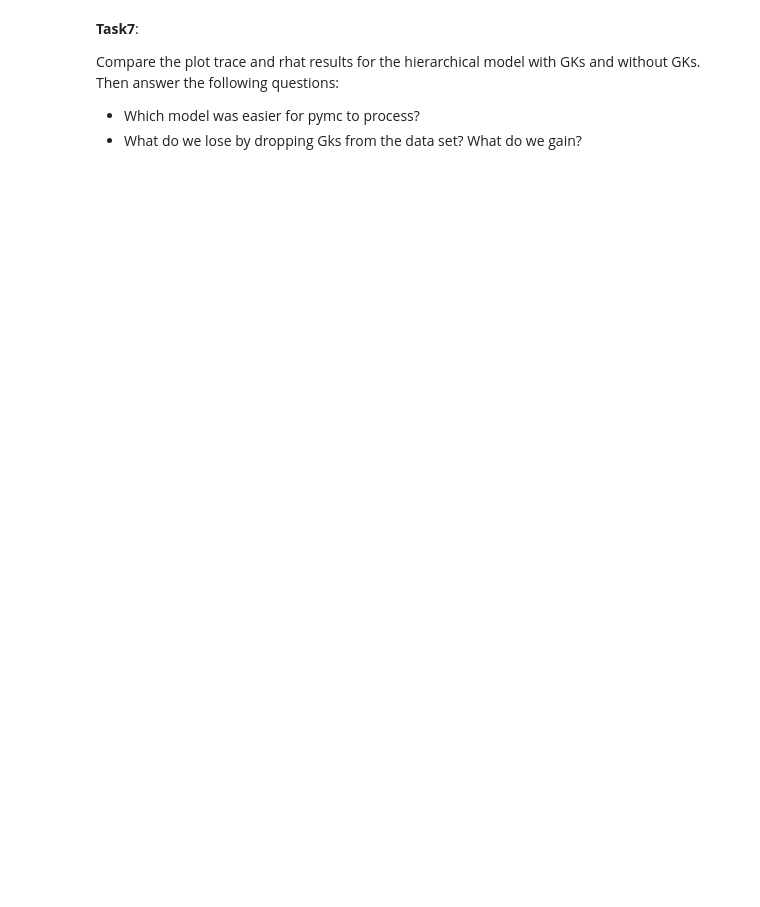
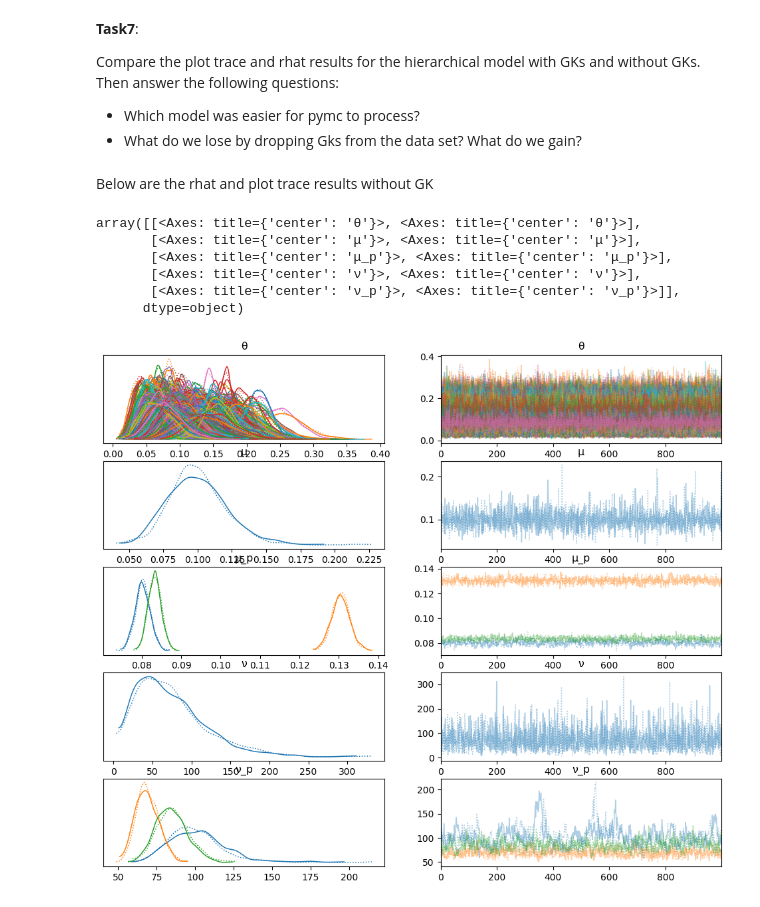
Before and after one commit to sambee5/data-science-coursework, a Jupyter notebook: Unit4/SamarthBUnit4ExerciesSF.ipynb, the cells around one changed output. Saved outputs shown, nothing was run; the diff lists cells and outputs as text; code cells hidden in the pictures; blank space fills up the shorter version.

```diff
--- a/Unit4/SamarthBUnit4ExerciesSF.ipynb
+++ b/Unit4/SamarthBUnit4ExerciesSF.ipynb
@@ -187,3 +285,11 @@ How do these posteriors compare to the hierarchical model we did in class?
 **Task6**:
 
 Redo the soccer model as a hierarchical model, but remove all the goalkeepers (GK) from the data. In other words, run a hierarchical model on only the defenders, midfielders, and forwards.
+# %%
+#create a new dataframe with the same soccer data as before
+url_sccr = 'https://raw.githubusercontent.com/thedarredondo/data-science-fundamentals/main/Data/football_players.csv'
+sccr_data2 = pd.read_csv(url_sccr)
+sccr_data2 = sccr_data2.query('position != "GK"')
+
+sccr_data2['position'] = sccr_data2['position'].astype("category")
+sccr_data2
@@ -189,0 +310,7 @@ Redo the soccer model as a hierarchical model, but remove all the goalkeepers (G
+# %%
+#now all the position IDs are without the goalkeeper position
+pos_idx2 = sccr_data2.position.cat.codes.values
+pos_codes2 = sccr_data2.position.cat.categories
+sccr_coords2 = {"pos": pos_codes2}
+
+pos_codes2
@@ -189,0 +319,25 @@ Redo the soccer model as a hierarchical model, but remove all the goalkeepers (G
+# %%
+with pm.Model(coords = sccr_coords2) as sccr_model:
+    # Hyper parameters
+    #
+    μ = pm.Beta('μ', alpha = 2, beta = 20)
+    ν = pm.Gamma('ν', mu = 55, sigma = 45)
+
+
+    # Parameters for positions
+    μ_p = pm.Beta('μ_p', mu = μ, nu = ν, dims = "pos")
+
+    ν_p = pm.Gamma('ν_p', mu = 55, sigma = 45, dims="pos")
+
+    # Parameter for players
+    θ = pm.Beta('θ', mu = μ_p[pos_idx2], nu = ν_p[pos_idx2])
+
+    #This tells our model how many shots and goals each player has
+    _ = pm.Binomial('gs',
+                    n = sccr_data2.shots.values, #shots for each player
+                    p = θ, #guess of goals per shot
+                    observed = sccr_data2.goals.values) #goals per player
+
+    #target_accept has a default of 0.8. Increasing it makes us less likely to
+    #have divergences
+    idata_sccr_noGK = pm.sample(target_accept = 0.95)
@@ -193,3 +351,15 @@ Redo the soccer model as a hierarchical model, but remove all the goalkeepers (G
 Compare the plot trace and rhat results for the hierarchical model with GKs and without GKs. Then answer the following questions:
 - Which model was easier for pymc to process?
 - What do we lose by dropping Gks from the data set? What do we gain?
+# %% [markdown]
+Below are the rhat and plot trace results without GK
+# %%
+az.plot_trace(idata_sccr_noGK)
+# %% [output]
+array([[<Axes: title={'center': 'θ'}>, <Axes: title={'center': 'θ'}>],
+       [<Axes: title={'center': 'μ'}>, <Axes: title={'center': 'μ'}>],
+       [<Axes: title={'center': 'μ_p'}>, <Axes: title={'center': 'μ_p'}>],
+       [<Axes: title={'center': 'ν'}>, <Axes: title={'center': 'ν'}>],
+       [<Axes: title={'center': 'ν_p'}>, <Axes: title={'center': 'ν_p'}>]],
+      dtype=object)
+[figure, added]
```
Also changed, not shown: parts of 23 cells of this notebook.
